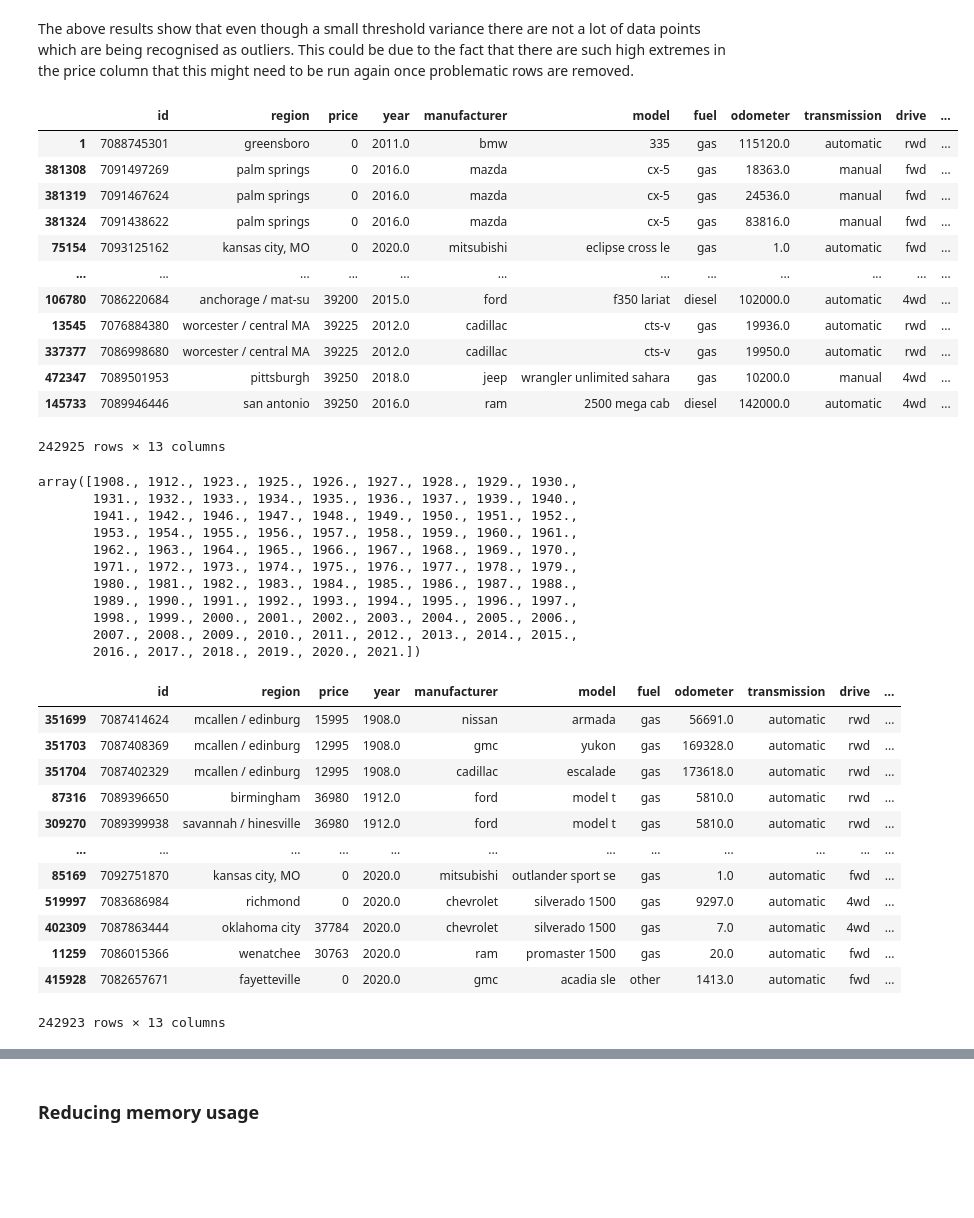
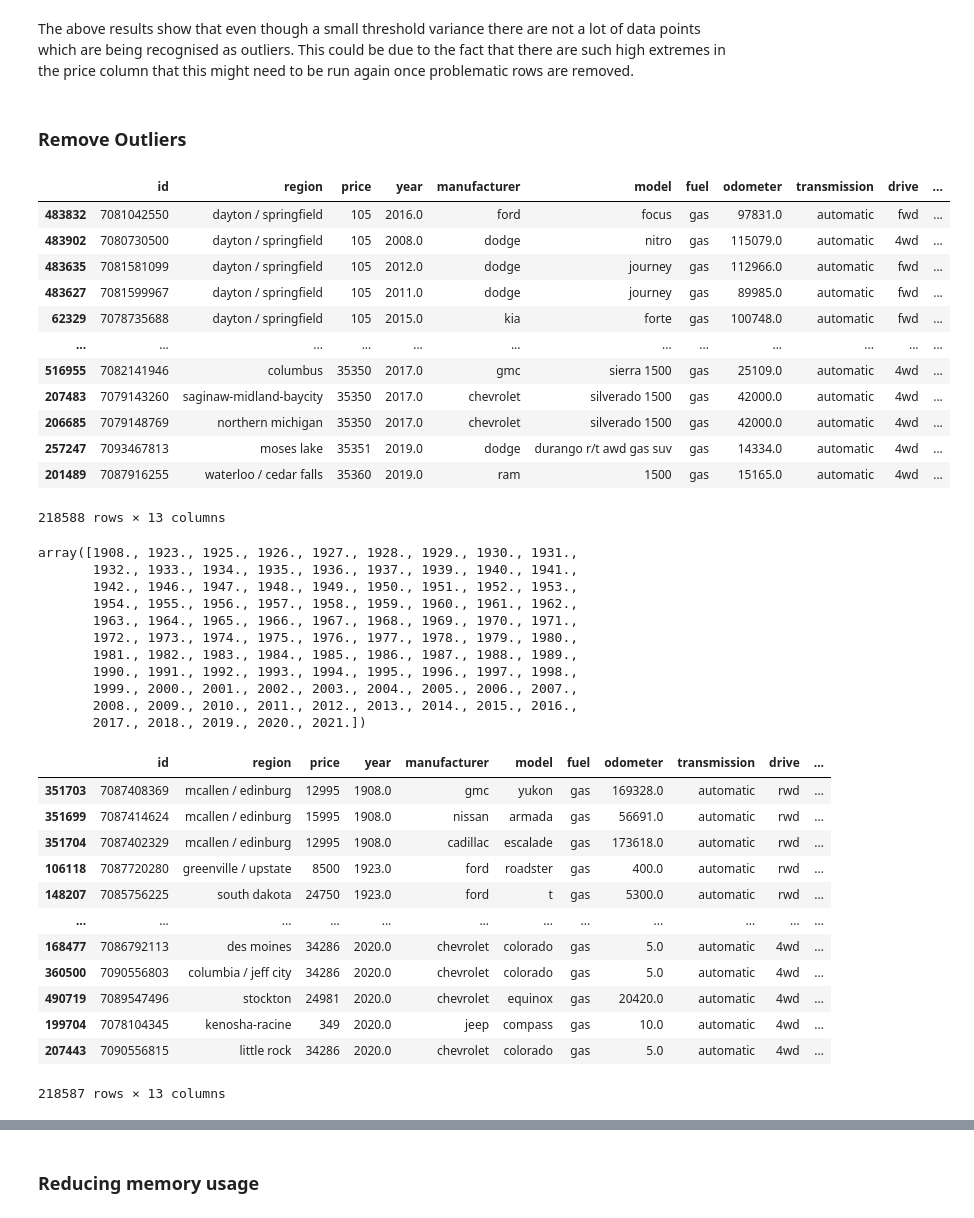
Before and after one commit to lachlanmcinnes/SIT307, a Jupyter notebook: DataAnalysis/DataCleaning.ipynb, the cells around one changed output, grey strips where cells are left out. Saved outputs shown, nothing was run; the diff lists cells and outputs as text; code cells hidden in the pictures; blank space fills up the shorter version.

```diff
--- a/DataAnalysis/DataCleaning.ipynb
+++ b/DataAnalysis/DataCleaning.ipynb
@@ -111,6 +129,8 @@ print("%s \n" % (len(mod)))
 # %%
 #possibly too many models to make useful labelling data
 #dropped_df = dropped_df.drop(column='model')
+# %%
+dropped_df=dropped_df[dropped_df['price'] < 250000]
 # %%
 #test to see what the max and min price is
 print("Max Price is %s" % (dropped_df['price'].max()))
@@ -161,9 +183,16 @@ print(z)
 # %%
 #set random threshold to test z value against.  This is arbitrary to test results
-z_threshold = 0.1
+z_threshold = 1
 
 #find which row where the z value is greater than the threshold
 outliers = np.where(z > z_threshold)
 print(outliers)
 print(dropped_df.iloc[outliers].sort_values(by='price'))
+
+r,c = df.shape
+
+print(r)
+
+dropped_df = dropped_df[(z < 2)]
+dropped_df.sort_values(by=['price'], ascending=False)
 # %% [output]
@@ -187,57 +229,60 @@ print(dropped_df.iloc[outliers].sort_values(by='price'))
 # %% [markdown]
 The above results show that even though a small threshold variance there are not a lot of data points which are being recognised as outliers.  This could be due to the fact that there are such high extremes in the price column that this might need to be run again once problematic rows are removed.
+# %% [markdown]
+### Remove Outliers
 # %%
 #remove rows where there are outlier prices
 dropped_df=dropped_df[dropped_df['price'] < (Q3_price + (1.5*IQR_price))]
+dropped_df=dropped_df[dropped_df['price'] > 100]
 dropped_df.sort_values(by=['price'])
 # %% [output]
 |  | id | region | price | year | manufacturer | model | fuel | odometer | transmission | drive | ... |
-| 1 | 7088745301 | greensboro | 0 | 2011.0 | bmw | 335 | gas | 115120.0 | automatic | rwd | ... |
-| 381308 | 7091497269 | palm springs | 0 | 2016.0 | mazda | cx-5 | gas | 18363.0 | manual | fwd | ... |
-| 381319 | 7091467624 | palm springs | 0 | 2016.0 | mazda | cx-5 | gas | 24536.0 | manual | fwd | ... |
-| 381324 | 7091438622 | palm springs | 0 | 2016.0 | mazda | cx-5 | gas | 83816.0 | manual | fwd | ... |
-| 75154 | 7093125162 | kansas city, MO | 0 | 2020.0 | mitsubishi | eclipse cross le | gas | 1.0 | automatic | fwd | ... |
+| 483832 | 7081042550 | dayton / springfield | 105 | 2016.0 | ford | focus | gas | 97831.0 | automatic | fwd | ... |
+| 483902 | 7080730500 | dayton / springfield | 105 | 2008.0 | dodge | nitro | gas | 115079.0 | automatic | 4wd | ... |
+| 483635 | 7081581099 | dayton / springfield | 105 | 2012.0 | dodge | journey | gas | 112966.0 | automatic | fwd | ... |
+| 483627 | 7081599967 | dayton / springfield | 105 | 2011.0 | dodge | journey | gas | 89985.0 | automatic | fwd | ... |
+| 62329 | 7078735688 | dayton / springfield | 105 | 2015.0 | kia | forte | gas | 100748.0 | automatic | fwd | ... |
 | ... | ... | ... | ... | ... | ... | ... | ... | ... | ... | ... | ... |
-| 106780 | 7086220684 | anchorage / mat-su | 39200 | 2015.0 | ford | f350 lariat | diesel | 102000.0 | automatic | 4wd | ... |
-| 13545 | 7076884380 | worcester / central MA | 39225 | 2012.0 | cadillac | cts-v | gas | 19936.0 | automatic | rwd | ... |
-| 337377 | 7086998680 | worcester / central MA | 39225 | 2012.0 | cadillac | cts-v | gas | 19950.0 | automatic | rwd | ... |
-| 472347 | 7089501953 | pittsburgh | 39250 | 2018.0 | jeep | wrangler unlimited sahara | gas | 10200.0 | manual | 4wd | ... |
-| 145733 | 7089946446 | san antonio | 39250 | 2016.0 | ram | 2500 mega cab | diesel | 142000.0 | automatic | 4wd | ... |
+| 516955 | 7082141946 | columbus | 35350 | 2017.0 | gmc | sierra 1500 | gas | 25109.0 | automatic | 4wd | ... |
+| 207483 | 7079143260 | saginaw-midland-baycity | 35350 | 2017.0 | chevrolet | silverado 1500 | gas | 42000.0 | automatic | 4wd | ... |
+| 206685 | 7079148769 | northern michigan | 35350 | 2017.0 | chevrolet | silverado 1500 | gas | 42000.0 | automatic | 4wd | ... |
+| 257247 | 7093467813 | moses lake | 35351 | 2019.0 | dodge | durango r/t awd gas suv | gas | 14334.0 | automatic | 4wd | ... |
+| 201489 | 7087916255 | waterloo / cedar falls | 35360 | 2019.0 | ram | 1500 | gas | 15165.0 | automatic | 4wd | ... |
-242925 rows × 13 columns
+218588 rows × 13 columns
 # %%
 #check for list of unique years
 year_unique = dropped_df['year'].unique()
 year_unique.sort()
 year_unique
 # %% [output]
-array([1908., 1912., 1923., 1925., 1926., 1927., 1928., 1929., 1930.,
-       1931., 1932., 1933., 1934., 1935., 1936., 1937., 1939., 1940.,
-       1941., 1942., 1946., 1947., 1948., 1949., 1950., 1951., 1952.,
-       1953., 1954., 1955., 1956., 1957., 1958., 1959., 1960., 1961.,
-       1962., 1963., 1964., 1965., 1966., 1967., 1968., 1969., 1970.,
-       1971., 1972., 1973., 1974., 1975., 1976., 1977., 1978., 1979.,
-       1980., 1981., 1982., 1983., 1984., 1985., 1986., 1987., 1988.,
-       1989., 1990., 1991., 1992., 1993., 1994., 1995., 1996., 1997.,
-       1998., 1999., 2000., 2001., 2002., 2003., 2004., 2005., 2006.,
-       2007., 2008., 2009., 2010., 2011., 2012., 2013., 2014., 2015.,
-       2016., 2017., 2018., 2019., 2020., 2021.])
+array([1908., 1923., 1925., 1926., 1927., 1928., 1929., 1930., 1931.,
+       1932., 1933., 1934., 1935., 1936., 1937., 1939., 1940., 1941.,
+       1942., 1946., 1947., 1948., 1949., 1950., 1951., 1952., 1953.,
+       1954., 1955., 1956., 1957., 1958., 1959., 1960., 1961., 1962.,
+       1963., 1964., 1965., 1966., 1967., 1968., 1969., 1970., 1971.,
+       1972., 1973., 1974., 1975., 1976., 1977., 1978., 1979., 1980.,
+       1981., 1982., 1983., 1984., 1985., 1986., 1987., 1988., 1989.,
+       1990., 1991., 1992., 1993., 1994., 1995., 1996., 1997., 1998.,
+       1999., 2000., 2001., 2002., 2003., 2004., 2005., 2006., 2007.,
+       2008., 2009., 2010., 2011., 2012., 2013., 2014., 2015., 2016.,
+       2017., 2018., 2019., 2020., 2021.])
 # %%
 #remove any years which seem obsurd, such as being a product of the future
 dropped_df=dropped_df[dropped_df['year'] <= 2020]
 dropped_df.sort_values(by=['year'])
 # %% [output]
 |  | id | region | price | year | manufacturer | model | fuel | odometer | transmission | drive | ... |
+| 351703 | 7087408369 | mcallen / edinburg | 12995 | 1908.0 | gmc | yukon | gas | 169328.0 | automatic | rwd | ... |
 | 351699 | 7087414624 | mcallen / edinburg | 15995 | 1908.0 | nissan | armada | gas | 56691.0 | automatic | rwd | ... |
-| 351703 | 7087408369 | mcallen / edinburg | 12995 | 1908.0 | gmc | yukon | gas | 169328.0 | automatic | rwd | ... |
 | 351704 | 7087402329 | mcallen / edinburg | 12995 | 1908.0 | cadillac | escalade | gas | 173618.0 | automatic | rwd | ... |
-| 87316 | 7089396650 | birmingham | 36980 | 1912.0 | ford | model t | gas | 5810.0 | automatic | rwd | ... |
-| 309270 | 7089399938 | savannah / hinesville | 36980 | 1912.0 | ford | model t | gas | 5810.0 | automatic | rwd | ... |
+| 106118 | 7087720280 | greenville / upstate | 8500 | 1923.0 | ford | roadster | gas | 400.0 | automatic | rwd | ... |
+| 148207 | 7085756225 | south dakota | 24750 | 1923.0 | ford | t | gas | 5300.0 | automatic | rwd | ... |
 | ... | ... | ... | ... | ... | ... | ... | ... | ... | ... | ... | ... |
-| 85169 | 7092751870 | kansas city, MO | 0 | 2020.0 | mitsubishi | outlander sport se | gas | 1.0 | automatic | fwd | ... |
-| 519997 | 7083686984 | richmond | 0 | 2020.0 | chevrolet | silverado 1500 | gas | 9297.0 | automatic | 4wd | ... |
-| 402309 | 7087863444 | oklahoma city | 37784 | 2020.0 | chevrolet | silverado 1500 | gas | 7.0 | automatic | 4wd | ... |
-| 11259 | 7086015366 | wenatchee | 30763 | 2020.0 | ram | promaster 1500 | gas | 20.0 | automatic | fwd | ... |
-| 415928 | 7082657671 | fayetteville | 0 | 2020.0 | gmc | acadia sle | other | 1413.0 | automatic | fwd | ... |
+| 168477 | 7086792113 | des moines | 34286 | 2020.0 | chevrolet | colorado | gas | 5.0 | automatic | 4wd | ... |
+| 360500 | 7090556803 | columbia / jeff city | 34286 | 2020.0 | chevrolet | colorado | gas | 5.0 | automatic | 4wd | ... |
+| 490719 | 7089547496 | stockton | 24981 | 2020.0 | chevrolet | equinox | gas | 20420.0 | automatic | 4wd | ... |
+| 199704 | 7078104345 | kenosha-racine | 349 | 2020.0 | jeep | compass | gas | 10.0 | automatic | 4wd | ... |
+| 207443 | 7090556815 | little rock | 34286 | 2020.0 | chevrolet | colorado | gas | 5.0 | automatic | 4wd | ... |
-242923 rows × 13 columns
+218587 rows × 13 columns
 # %%
 dropped_df.describe()
```
Also changed, not shown: parts of 30 cells of this notebook.
